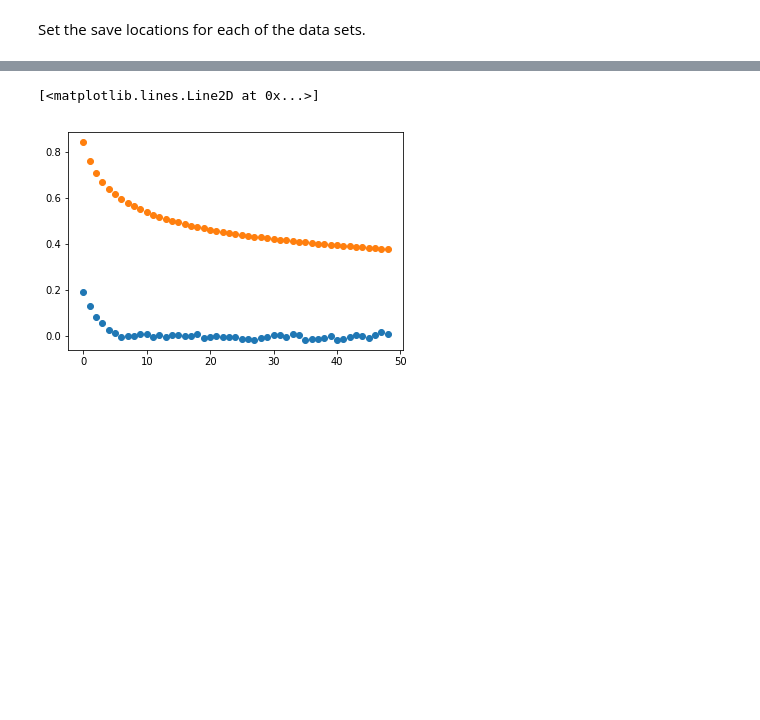
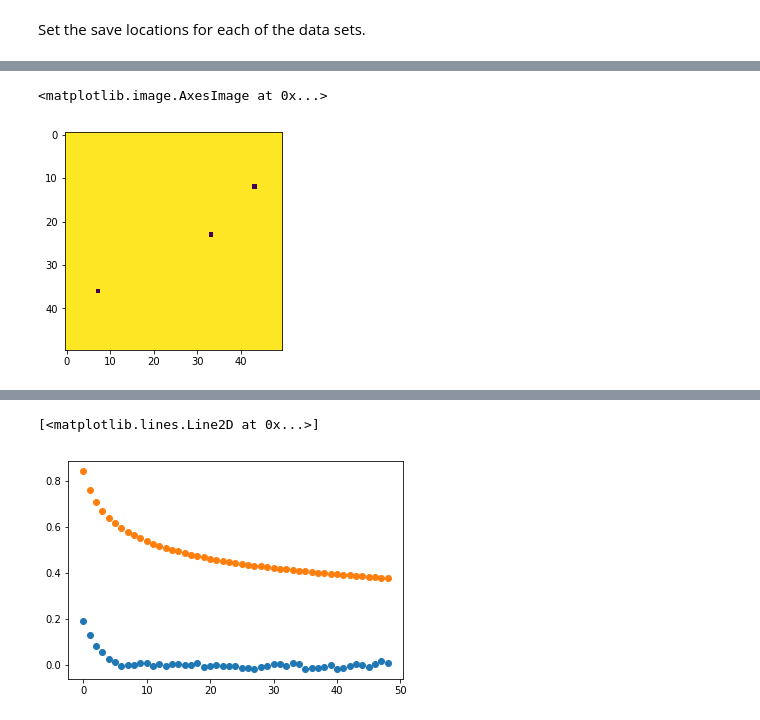
Before and after one commit to DanielJCase/Ising-Deep-Learning, a Jupyter notebook: Ising_genData.ipynb, the cells around one changed output, grey strips where cells are left out. Saved outputs shown, nothing was run; the diff lists cells and outputs as text; code cells hidden in the pictures; blank space fills up the shorter version.

```diff
--- a/Ising_genData.ipynb
+++ b/Ising_genData.ipynb
@@ -338,0 +357,8 @@ plt.plot(avgE)
+# %%
+# Low temperature simulation of 50x50 Ising lattice
+mat=createArray(50)
+simulate(mat,1.2,30)
+plt.imshow(mat)
+# %% [output]
+<matplotlib.image.AxesImage at 0x...>
+[figure, added]
```
Also changed, not shown: parts of 84 cells of this notebook.
